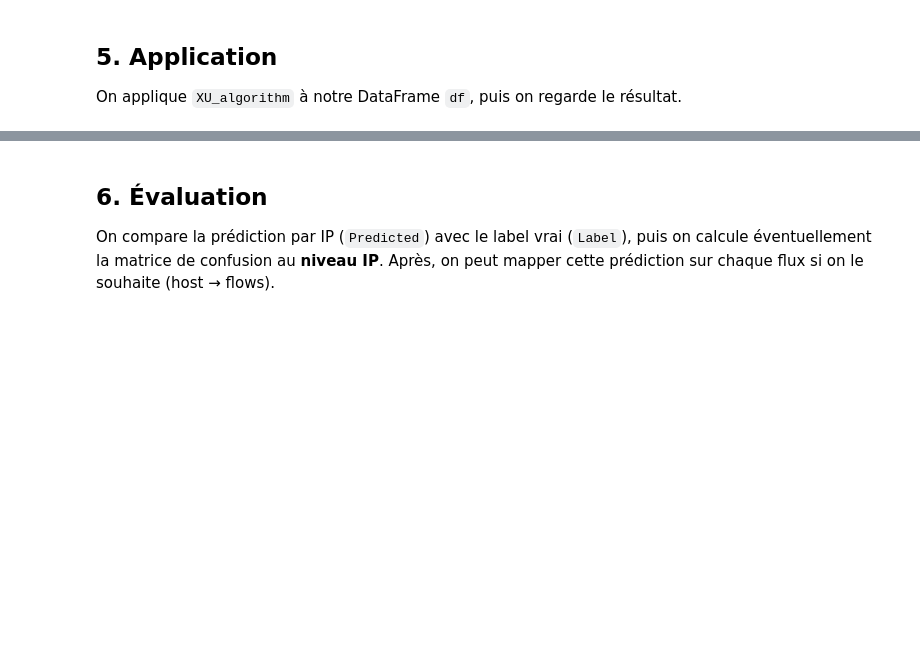
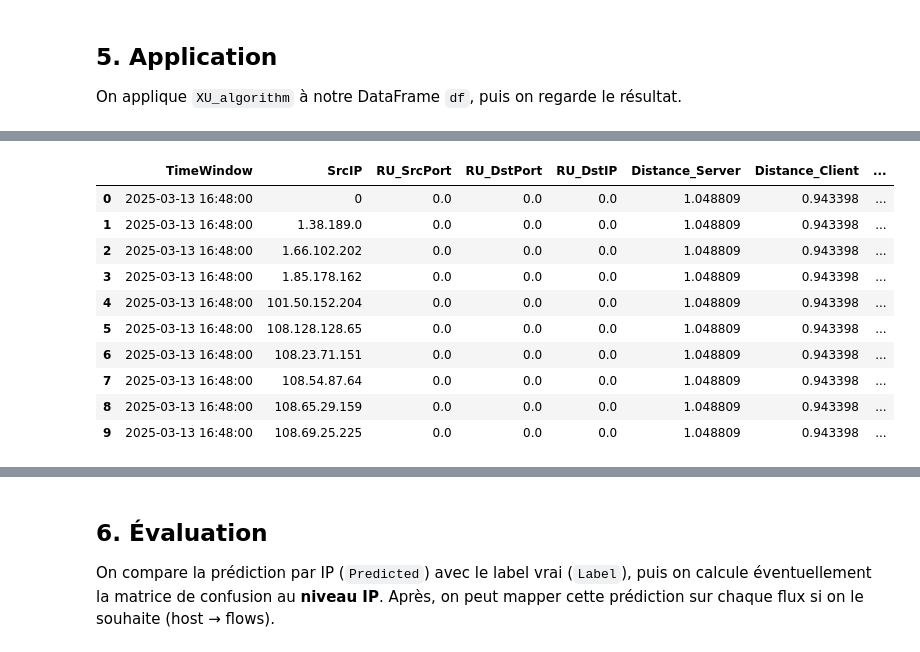
Before and after one commit to Keracles/Xu, a Jupyter notebook: XU.ipynb, the cells around one changed output, grey strips where cells are left out. Cells and saved outputs as stored; diff of their text form; code cells hidden in the pictures; blank space fills up the shorter version.

```diff
--- a/XU.ipynb
+++ b/XU.ipynb
@@ -359,3 +348,18 @@ plot_anomaly_score_histogram_with_counts(df_features)
+# %%
+df_classified = apply_threshold(df_features, threshold=0.7)
+df_classified.head(10)
+# %% [output]
+|  | TimeWindow | SrcIP | RU_SrcPort | RU_DstPort | RU_DstIP | Distance_Server | Distance_Client | ... |
+| 0 | 2025-03-13 16:48:00 | 0 | 0.0 | 0.0 | 0.0 | 1.048809 | 0.943398 | ... |
+| 1 | 2025-03-13 16:48:00 | 1.38.189.0 | 0.0 | 0.0 | 0.0 | 1.048809 | 0.943398 | ... |
+| 2 | 2025-03-13 16:48:00 | 1.66.102.202 | 0.0 | 0.0 | 0.0 | 1.048809 | 0.943398 | ... |
+| 3 | 2025-03-13 16:48:00 | 1.85.178.162 | 0.0 | 0.0 | 0.0 | 1.048809 | 0.943398 | ... |
+| 4 | 2025-03-13 16:48:00 | 101.50.152.204 | 0.0 | 0.0 | 0.0 | 1.048809 | 0.943398 | ... |
+| 5 | 2025-03-13 16:48:00 | 108.128.128.65 | 0.0 | 0.0 | 0.0 | 1.048809 | 0.943398 | ... |
+| 6 | 2025-03-13 16:48:00 | 108.23.71.151 | 0.0 | 0.0 | 0.0 | 1.048809 | 0.943398 | ... |
+| 7 | 2025-03-13 16:48:00 | 108.54.87.64 | 0.0 | 0.0 | 0.0 | 1.048809 | 0.943398 | ... |
+| 8 | 2025-03-13 16:48:00 | 108.65.29.159 | 0.0 | 0.0 | 0.0 | 1.048809 | 0.943398 | ... |
+| 9 | 2025-03-13 16:48:00 | 108.69.25.225 | 0.0 | 0.0 | 0.0 | 1.048809 | 0.943398 | ... |
 # %%
 def display_botnet_anomaly_scores(df_features):
     """
```
Also changed, not shown: parts of 17 cells of this notebook.
